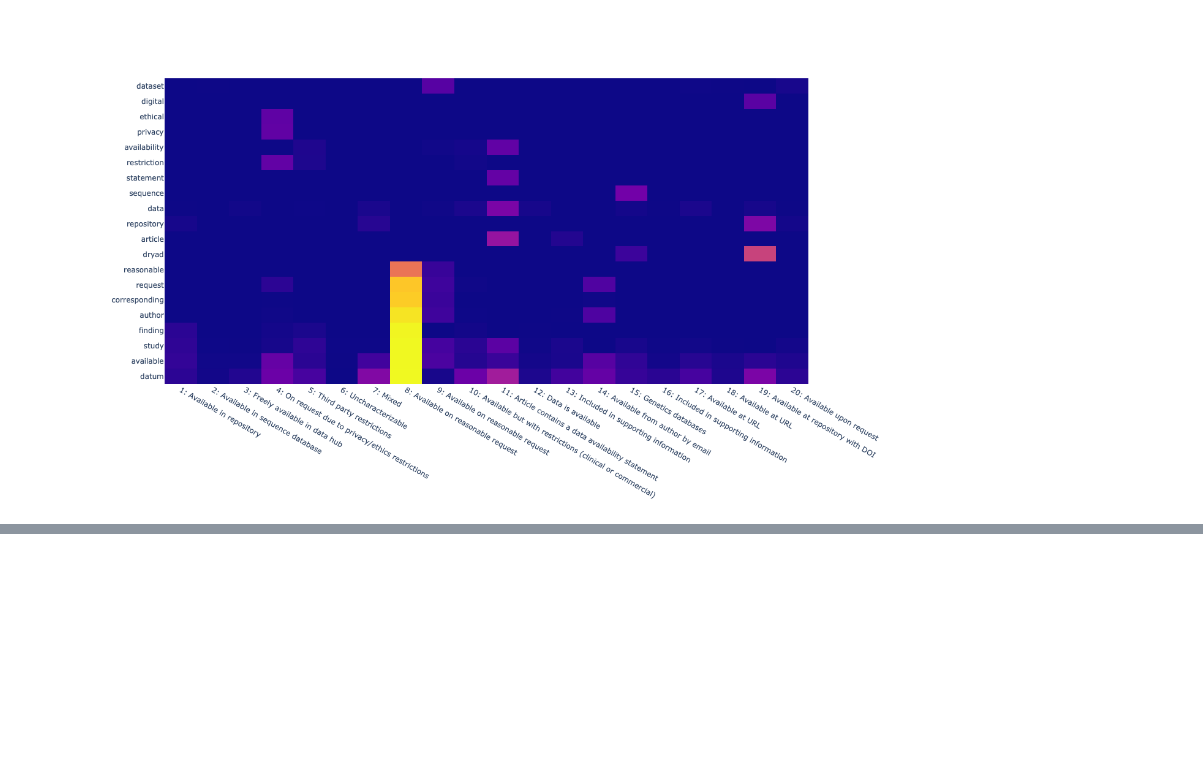
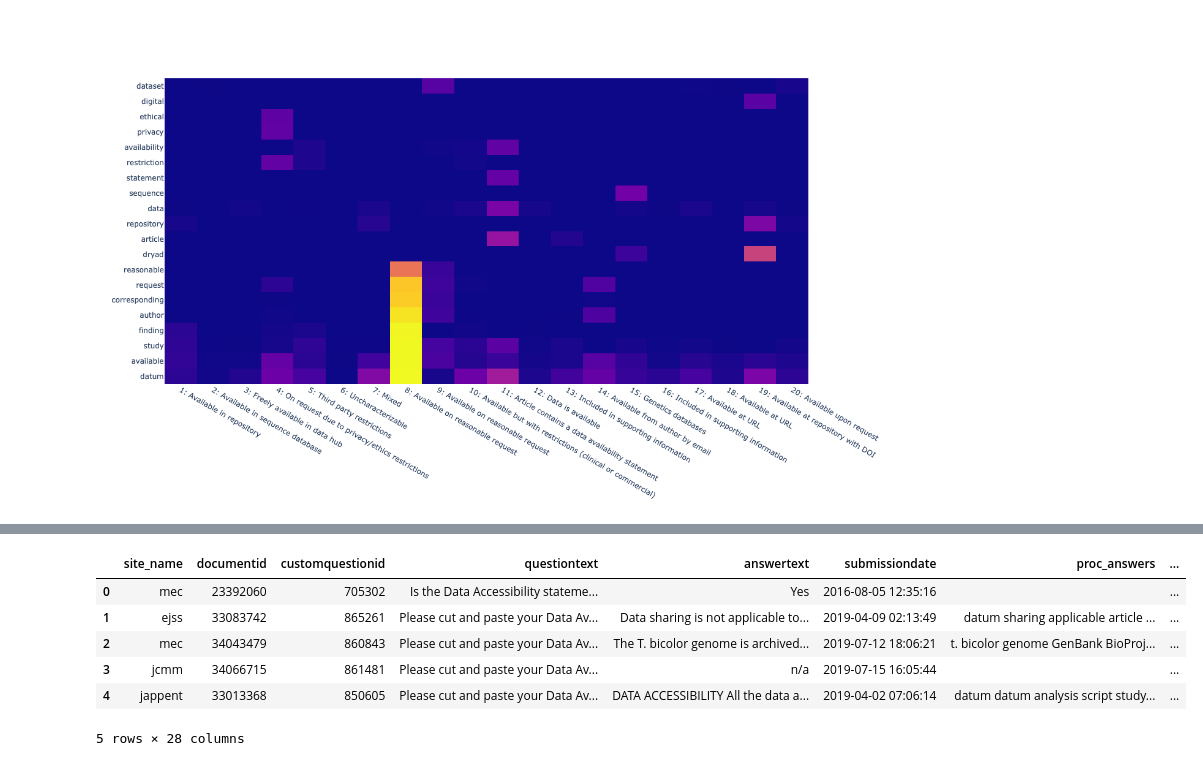
Before and after one commit to DWFlanagan/data-availability-statements, a Jupyter notebook: notebooks/0.6-DWFlanagan-LDA-vis.ipynb, the cells around one changed output, grey strips where cells are left out. Saved outputs shown, nothing was run; the diff lists cells and outputs as text; code cells hidden in the pictures; blank space fills up the shorter version.

```diff
--- a/notebooks/0.6-DWFlanagan-LDA-vis.ipynb
+++ b/notebooks/0.6-DWFlanagan-LDA-vis.ipynb
@@ -303,0 +362,16 @@ fig.show()
+# %%
+growth_data = pd.concat([tokenized, document_model], axis=1)
+
+growth_data["top_topic"] = growth_data.loc[
+    :, "1: Available in repository":"20: Available upon request"
+].idxmax(axis=1)
+
+growth_data.head()
+# %% [output]
+|  | site_name | documentid | customquestionid | questiontext | answertext | submissiondate | proc_answers | ... |
+| 0 | mec | 23392060 | 705302 | Is the Data Accessibility stateme... | Yes | 2016-08-05 12:35:16 |  | ... |
+| 1 | ejss | 33083742 | 865261 | Please cut and paste your Data Av... | Data sharing is not applicable to... | 2019-04-09 02:13:49 | datum sharing applicable article ... | ... |
+| 2 | mec | 34043479 | 860843 | Please cut and paste your Data Av... | The T. bicolor genome is archived... | 2019-07-12 18:06:21 | t. bicolor genome GenBank BioProj... | ... |
+| 3 | jcmm | 34066715 | 861481 | Please cut and paste your Data Av... | n/a | 2019-07-15 16:05:44 |  | ... |
+| 4 | jappent | 33013368 | 850605 | Please cut and paste your Data Av... | DATA ACCESSIBILITY All the data a... | 2019-04-02 07:06:14 | datum datum analysis script study... | ... |
+5 rows × 28 columns
```
Also changed, not shown: parts of 13 cells of this notebook, 2 other files.
